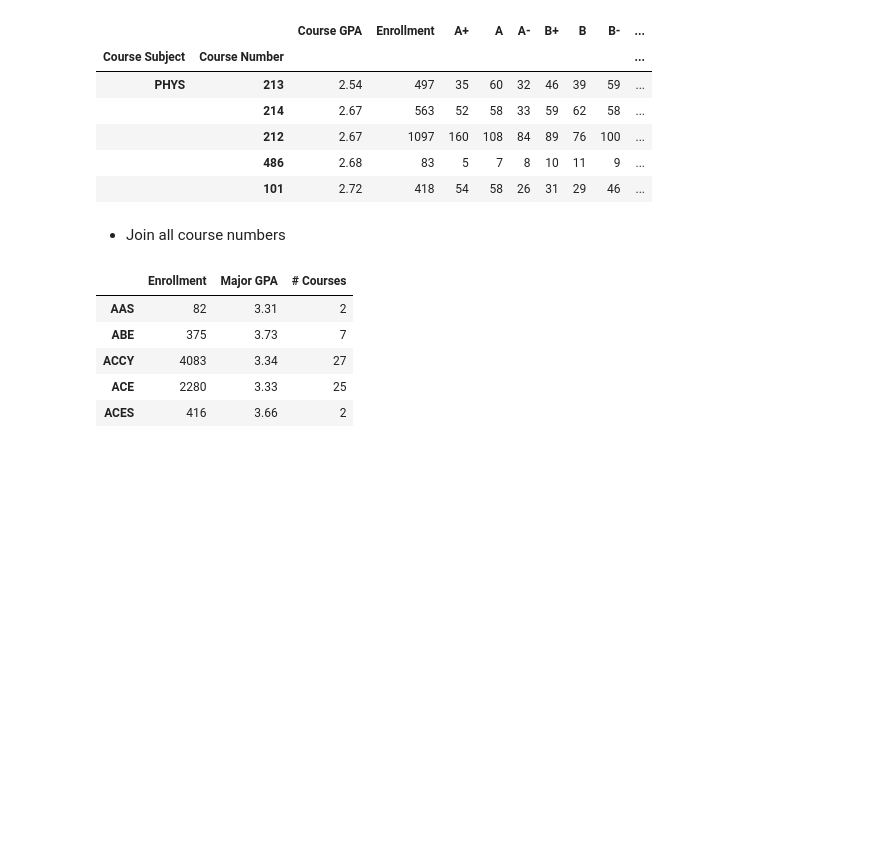
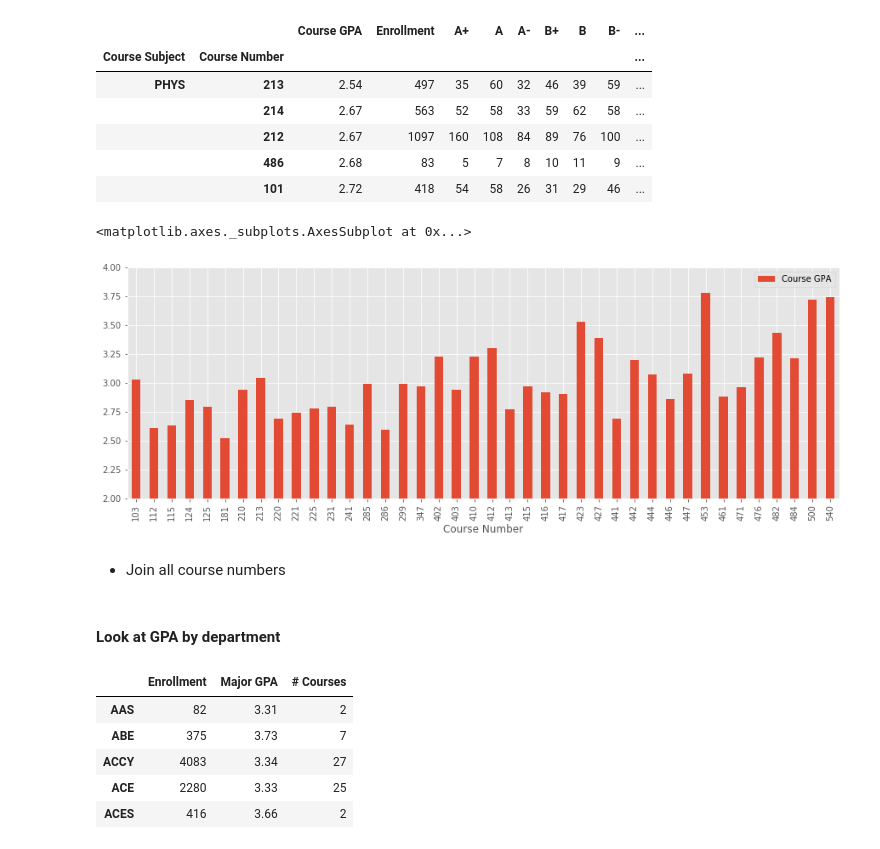
Before and after one commit to maneyko/grades, a Jupyter notebook: grades.ipynb, the cells around one changed output. Saved outputs shown, nothing was run; the diff lists cells and outputs as text; code cells hidden in the pictures; blank space fills up the shorter version.

```diff
--- a/grades.ipynb
+++ b/grades.ipynb
@@ -130,3 +131,10 @@ groups = courses.groupby(level=0)
+# %%
+major = 'MATH'
+
+courses.loc[major].plot.bar(y='Course GPA', figsize=(15, 5), ylim=(2, 4))
+# %% [output]
+<matplotlib.axes._subplots.AxesSubplot at 0x...>
+[figure, added]
 # %% [markdown]
 * Join all course numbers
 # %%
@@ -155,6 +163,8 @@ by_subject = pd.concat([
     all_gpa,
     course_freq
 ], axis=1)
+# %% [markdown]
+#### Look at GPA by department
 # %%
 by_subject.head()
 # %% [output]
```
Also changed, not shown: parts of 7 cells of this notebook.
